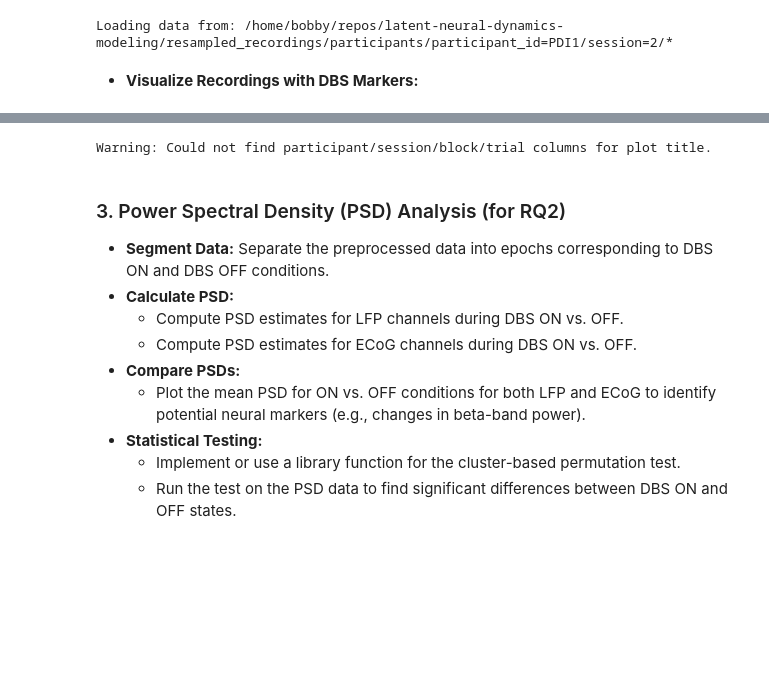
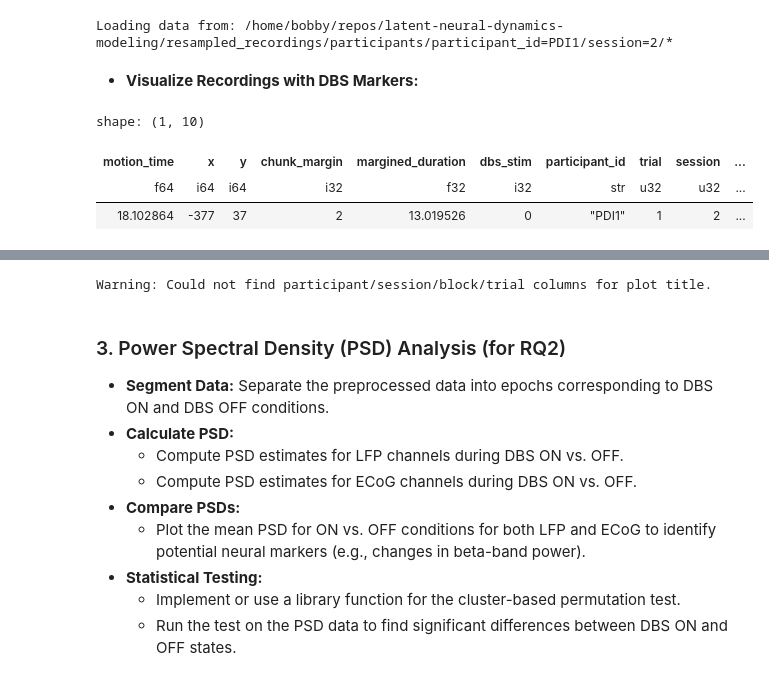
Before and after one commit to mirklys/latent-neural-dynamics-modeling, a Jupyter notebook: notebooks/data_analysis/exploratory_data_analysis.ipynb, the cells around one changed output, grey strips where cells are left out. Drawn from its saved outputs; the diff is of its cells as text; code cells hidden in the pictures; blank space fills up the shorter version.

```diff
--- a/notebooks/data_analysis/exploratory_data_analysis.ipynb
+++ b/notebooks/data_analysis/exploratory_data_analysis.ipynb
@@ -122,6 +119,13 @@ plot_trial_coordinates(
     trial_df,
     time="motion_time",
 )
+# %%
+trial_df.head(1)
+# %% [output]
+shape: (1, 10)
+| motion_time | x | y | chunk_margin | margined_duration | dbs_stim | participant_id | trial | session | ... |
+| f64 | i64 | i64 | i32 | f32 | i32 | str | u32 | u32 | ... |
+| 18.102864 | -377 | 37 | 2 | 13.019526 | 0 | "PDI1" | 1 | 2 | ... |
 # %%
 plot_trial_coordinates(
     trial_df,
```
Also changed, not shown: parts of 31 cells of this notebook, 7 other files.
